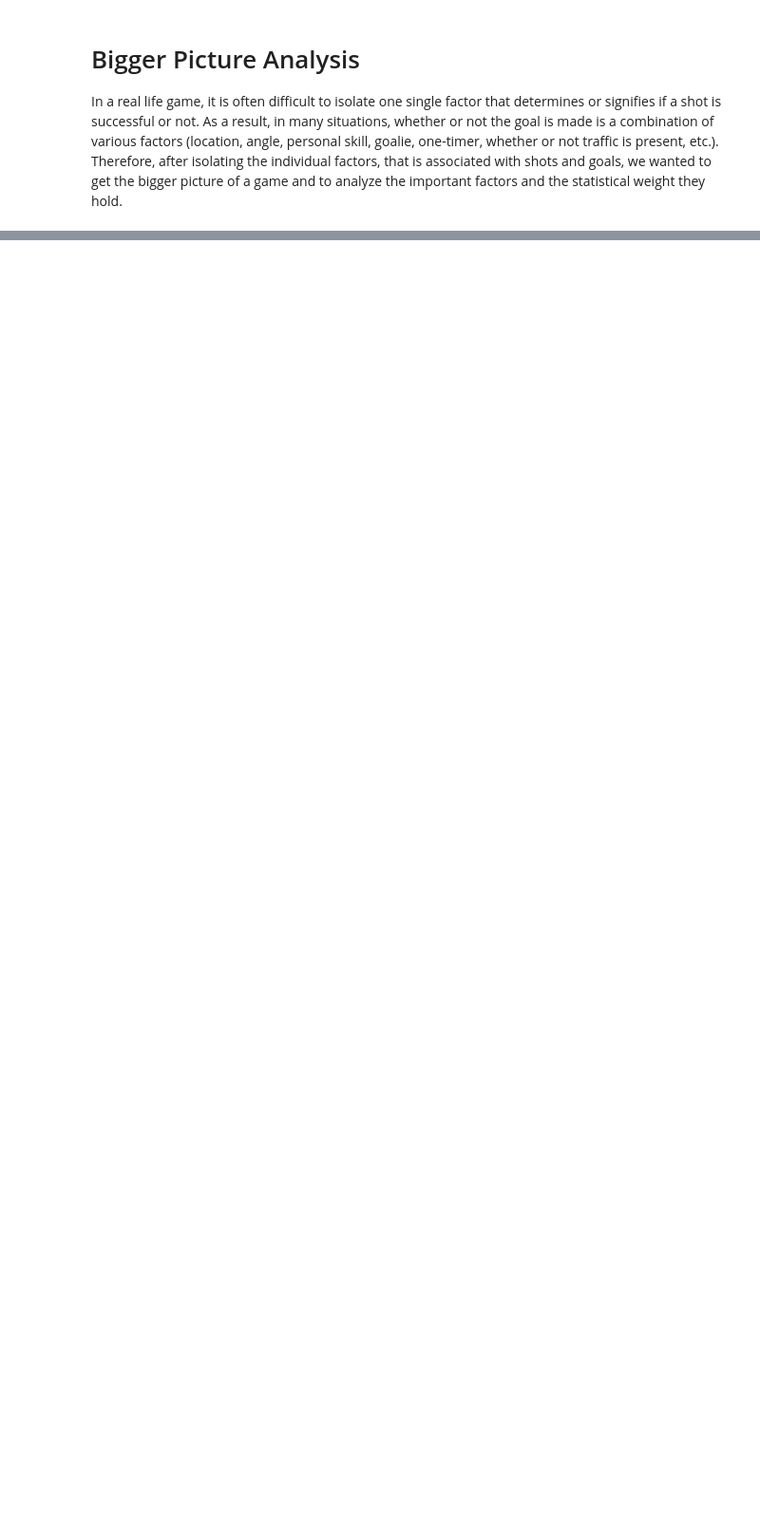
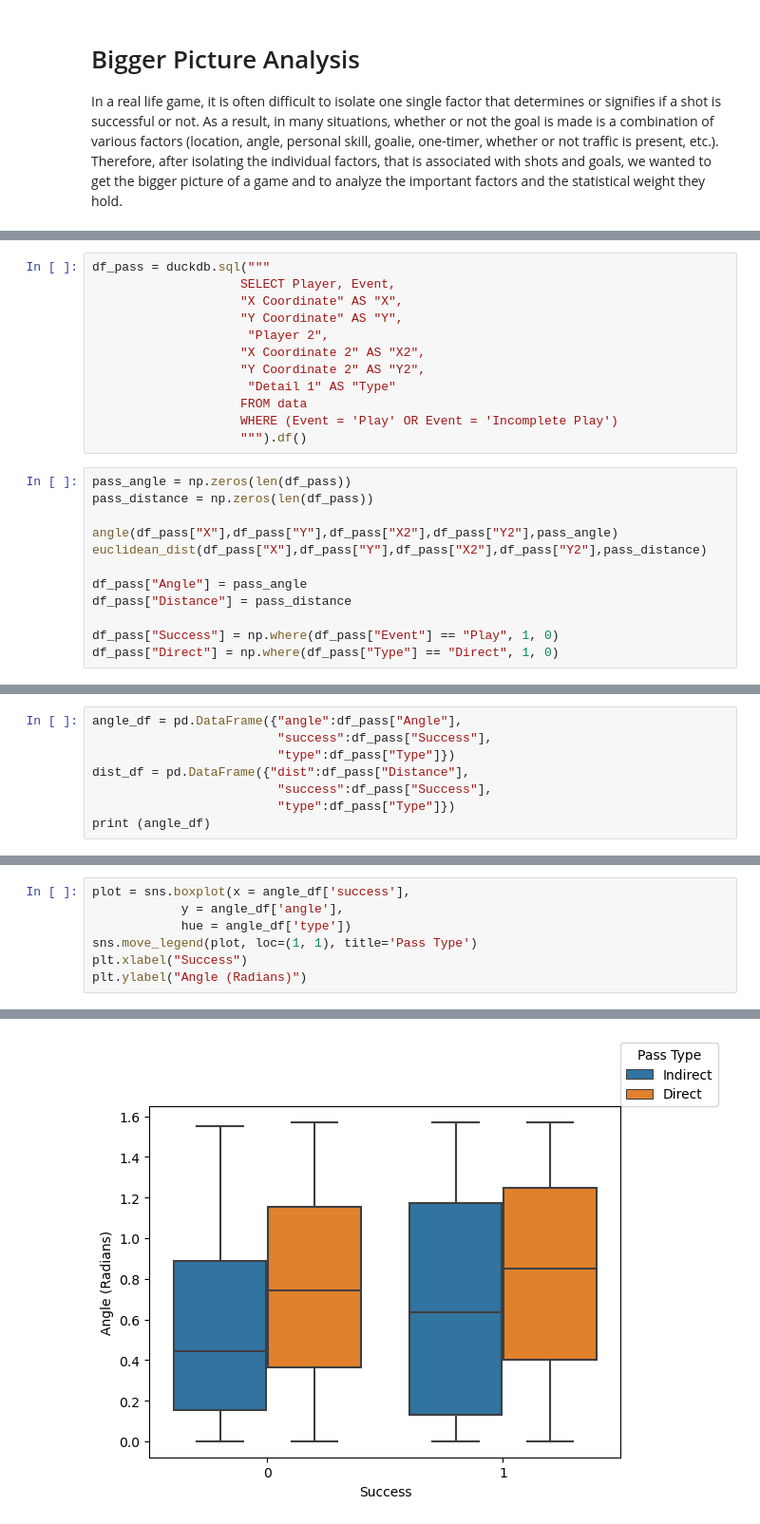
Before and after one commit to yzhao2433/big_red_cup24, a Jupyter notebook: Ying - Exploratory Analysis.ipynb, the cells around one changed output, grey strips where cells are left out. Shown at 95% size. Saved outputs shown, nothing was run; the diff lists cells and outputs as text; blank space fills up the shorter version.

Commit message:
Angle Code done -- analysis needed

```diff
--- a/Ying - Exploratory Analysis.ipynb
+++ b/Ying - Exploratory Analysis.ipynb
@@ -330,0 +348,24 @@ dist_plot.axvline(x = mean_est_dist,
+# %%
+df_pass = duckdb.sql("""
+                    SELECT Player, Event,
+                    "X Coordinate" AS "X",
+                    "Y Coordinate" AS "Y",
+                     "Player 2",
+                    "X Coordinate 2" AS "X2",
+                    "Y Coordinate 2" AS "Y2",
+                     "Detail 1" AS "Type"
+                    FROM data
+                    WHERE (Event = 'Play' OR Event = 'Incomplete Play')
+                    """).df()
+# %%
+pass_angle = np.zeros(len(df_pass))
+pass_distance = np.zeros(len(df_pass))
+
+angle(df_pass["X"],df_pass["Y"],df_pass["X2"],df_pass["Y2"],pass_angle)
+euclidean_dist(df_pass["X"],df_pass["Y"],df_pass["X2"],df_pass["Y2"],pass_distance)
+
+df_pass["Angle"] = pass_angle
+df_pass["Distance"] = pass_distance
+
+df_pass["Success"] = np.where(df_pass["Event"] == "Play", 1, 0)
+df_pass["Direct"] = np.where(df_pass["Type"] == "Direct", 1, 0)
@@ -330,0 +388,8 @@ dist_plot.axvline(x = mean_est_dist,
+# %%
+angle_df = pd.DataFrame({"angle":df_pass["Angle"],
+                         "success":df_pass["Success"],
+                         "type":df_pass["Type"]})
+dist_df = pd.DataFrame({"dist":df_pass["Distance"],
+                         "success":df_pass["Success"],
+                         "type":df_pass["Type"]})
+print (angle_df)
@@ -330,0 +461,8 @@ dist_plot.axvline(x = mean_est_dist,
+# %%
+plot = sns.boxplot(x = angle_df['success'],
+            y = angle_df['angle'],
+            hue = angle_df['type'])
+sns.move_legend(plot, loc=(1, 1), title='Pass Type')
+plt.xlabel("Success")
+plt.ylabel("Angle (Radians)")
+# %% [output]
@@ -330,0 +470 @@ dist_plot.axvline(x = mean_est_dist,
+[figure, added]
```
Also changed, not shown: parts of 23 cells of this notebook.
